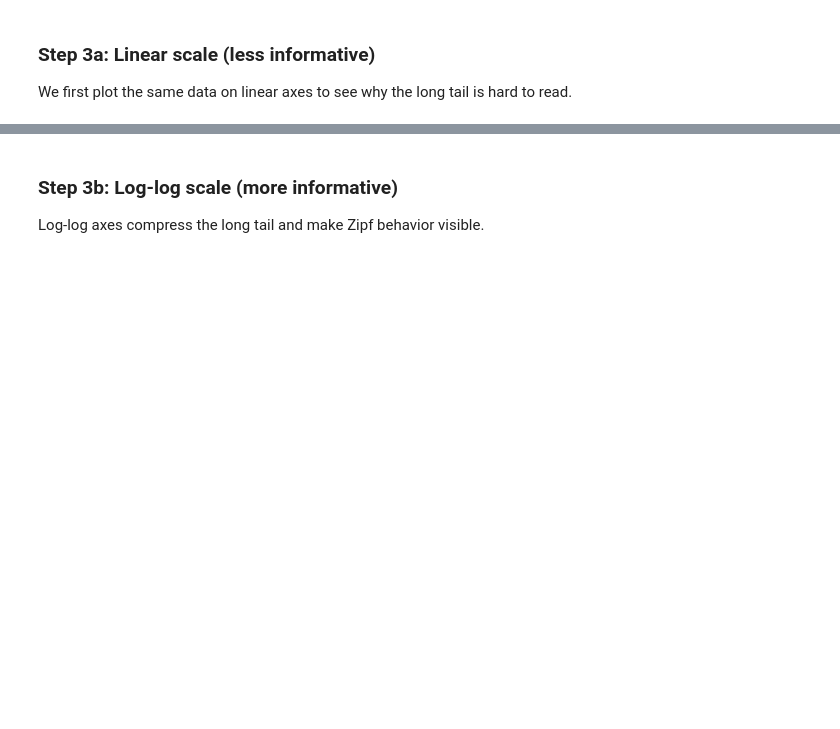
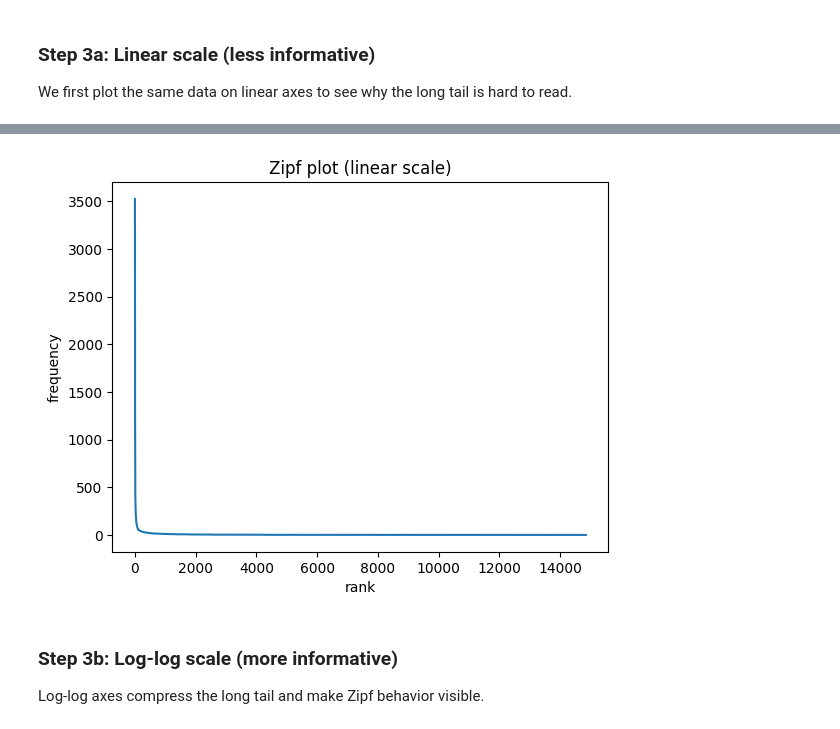
Before and after one commit to cepessh/NLPPython102, a Jupyter notebook: notebooks/lab1_lesson1.ipynb, the cells around one changed output, grey strips where cells are left out. Cells and saved outputs as stored; diff of their text form; code cells hidden in the pictures; blank space fills up the shorter version.

```diff
--- a/notebooks/lab1_lesson1.ipynb
+++ b/notebooks/lab1_lesson1.ipynb
@@ -115,14 +236,16 @@ We first plot the same data on linear axes to see why the long tail is hard to r
 # %%
-freqs = sorted(counts.values(), reverse=True)
+freqs = sorted(token_counter.values(), reverse=True)
 ranks = range(1, len(freqs) + 1)
 
 # Linear-scale version (for contrast)
-plt.figure(figsize=(6, 4))
+#plt.figure(figsize=(6, 4))
 plt.plot(ranks, freqs)
 plt.xlabel('rank')
 plt.ylabel('frequency')
 plt.title('Zipf plot (linear scale)')
 plt.show()
+# %% [output]
+[figure, added]
 # %% [markdown]
 ### Step 3b: Log-log scale (more informative)
 Log-log axes compress the long tail and make Zipf behavior visible.
```
Also changed, not shown: parts of 25 cells of this notebook.
